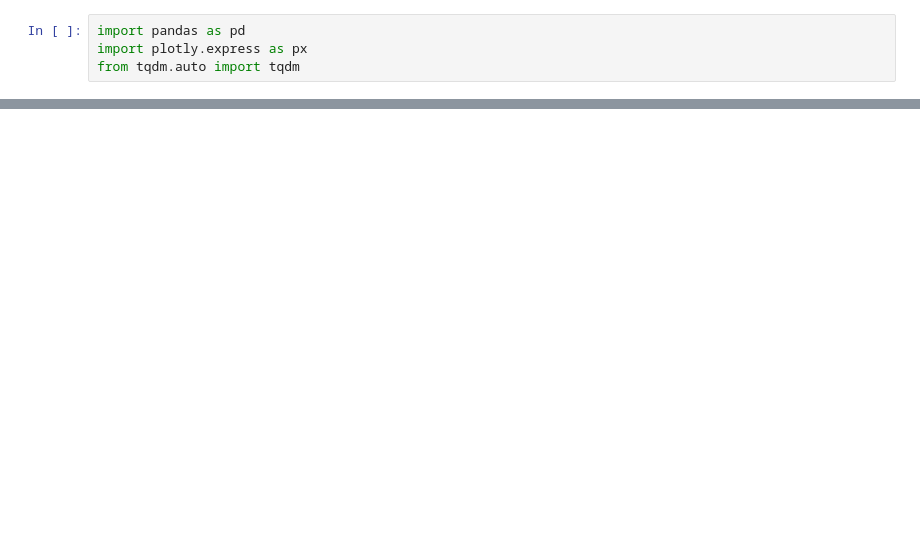
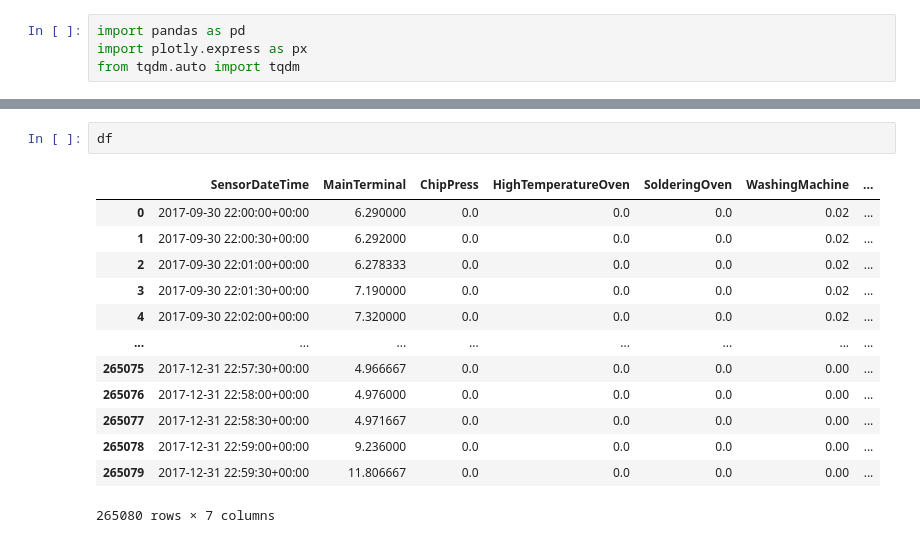
Before and after one commit to ptyshevs/nilm, a Jupyter notebook: hipe_data_exploration.ipynb, the cells around one changed output, grey strips where cells are left out. Saved outputs shown, nothing was run; the diff lists cells and outputs as text; blank space fills up the shorter version.

```diff
--- a/hipe_data_exploration.ipynb
+++ b/hipe_data_exploration.ipynb
@@ -28,0 +98,16 @@ memory usage: 43.0 MB
+# %%
+df
+# %% [output]
+|  | SensorDateTime | MainTerminal | ChipPress | HighTemperatureOven | SolderingOven | WashingMachine | ... |
+| 0 | 2017-09-30 22:00:00+00:00 | 6.290000 | 0.0 | 0.0 | 0.0 | 0.02 | ... |
+| 1 | 2017-09-30 22:00:30+00:00 | 6.292000 | 0.0 | 0.0 | 0.0 | 0.02 | ... |
+| 2 | 2017-09-30 22:01:00+00:00 | 6.278333 | 0.0 | 0.0 | 0.0 | 0.02 | ... |
+| 3 | 2017-09-30 22:01:30+00:00 | 7.190000 | 0.0 | 0.0 | 0.0 | 0.02 | ... |
+| 4 | 2017-09-30 22:02:00+00:00 | 7.320000 | 0.0 | 0.0 | 0.0 | 0.02 | ... |
+| ... | ... | ... | ... | ... | ... | ... | ... |
+| 265075 | 2017-12-31 22:57:30+00:00 | 4.966667 | 0.0 | 0.0 | 0.0 | 0.00 | ... |
+| 265076 | 2017-12-31 22:58:00+00:00 | 4.976000 | 0.0 | 0.0 | 0.0 | 0.00 | ... |
+| 265077 | 2017-12-31 22:58:30+00:00 | 4.971667 | 0.0 | 0.0 | 0.0 | 0.00 | ... |
+| 265078 | 2017-12-31 22:59:00+00:00 | 9.236000 | 0.0 | 0.0 | 0.0 | 0.00 | ... |
+| 265079 | 2017-12-31 22:59:30+00:00 | 11.806667 | 0.0 | 0.0 | 0.0 | 0.00 | ... |
+265080 rows × 7 columns
```
Also changed, not shown: parts of 10 cells of this notebook, 1 other file.
